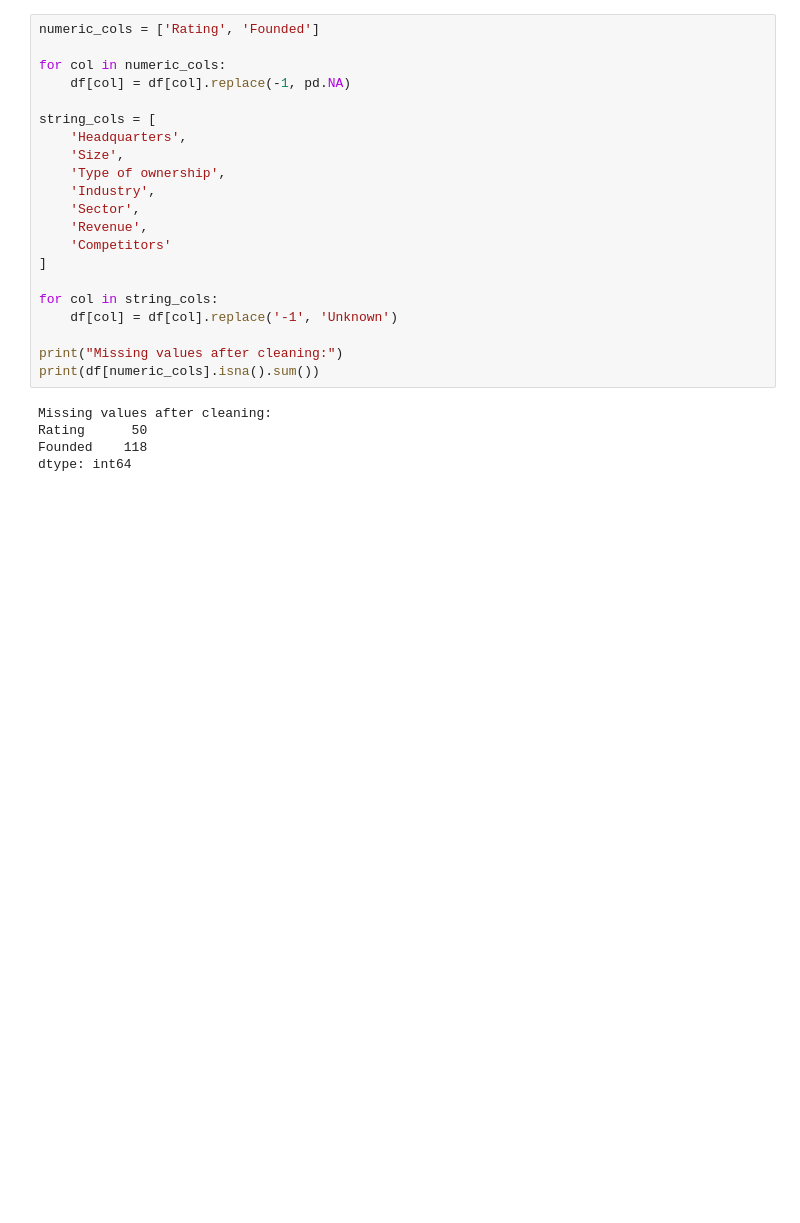
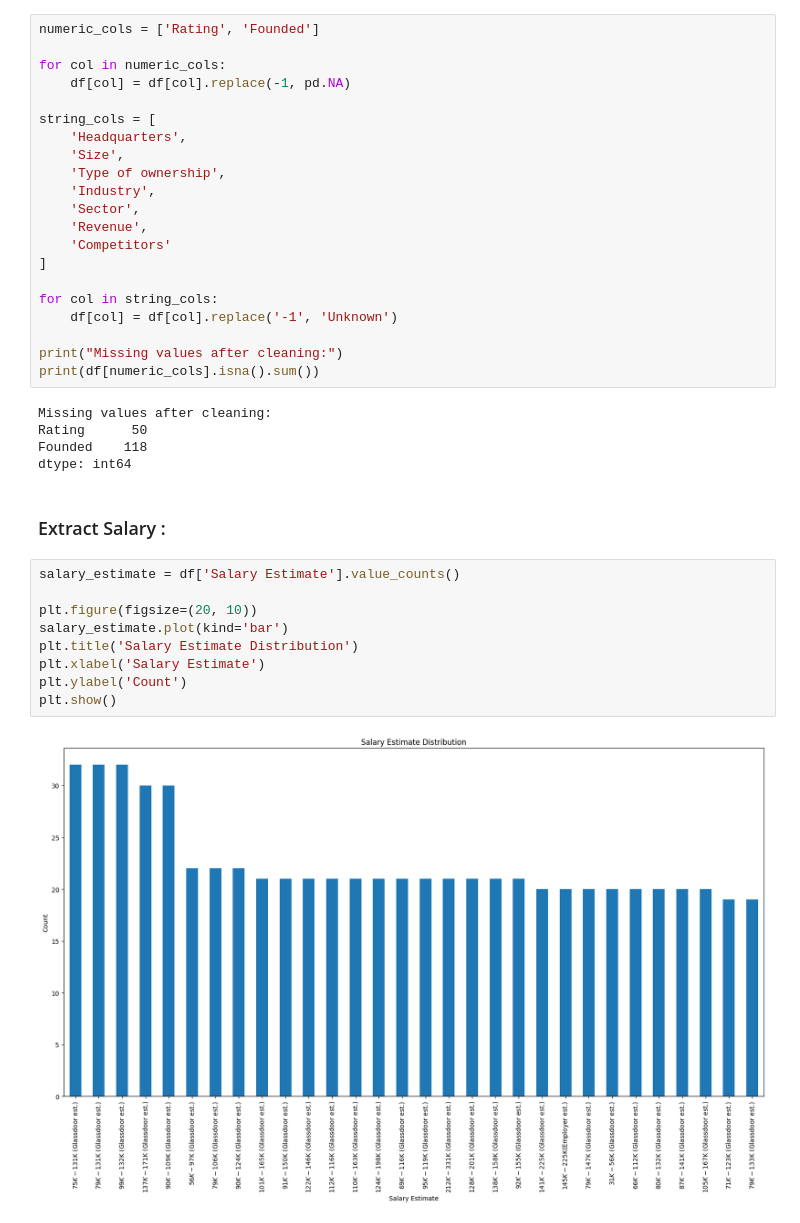
Before and after one commit to RachidNaitSaid2002/HR-Pulse-, a Jupyter notebook: ml/notebooks/01_eda.ipynb, the cells around one changed output. Saved outputs shown, nothing was run; the diff lists cells and outputs as text; blank space fills up the shorter version.

Commit message:
Extract Clean Salary

```diff
--- a/ml/notebooks/01_eda.ipynb
+++ b/ml/notebooks/01_eda.ipynb
@@ -194,3 +195,16 @@ Missing values after cleaning:
 Rating      50
 Founded    118
 dtype: int64
+# %% [markdown]
+### Extract Salary :
+# %%
+salary_estimate = df['Salary Estimate'].value_counts()
+
+plt.figure(figsize=(20, 10))
+salary_estimate.plot(kind='bar')
+plt.title('Salary Estimate Distribution')
+plt.xlabel('Salary Estimate')
+plt.ylabel('Count')
+plt.show()
+# %% [output]
+[figure, added]
```
Also changed, not shown: parts of 3 cells of this notebook.
